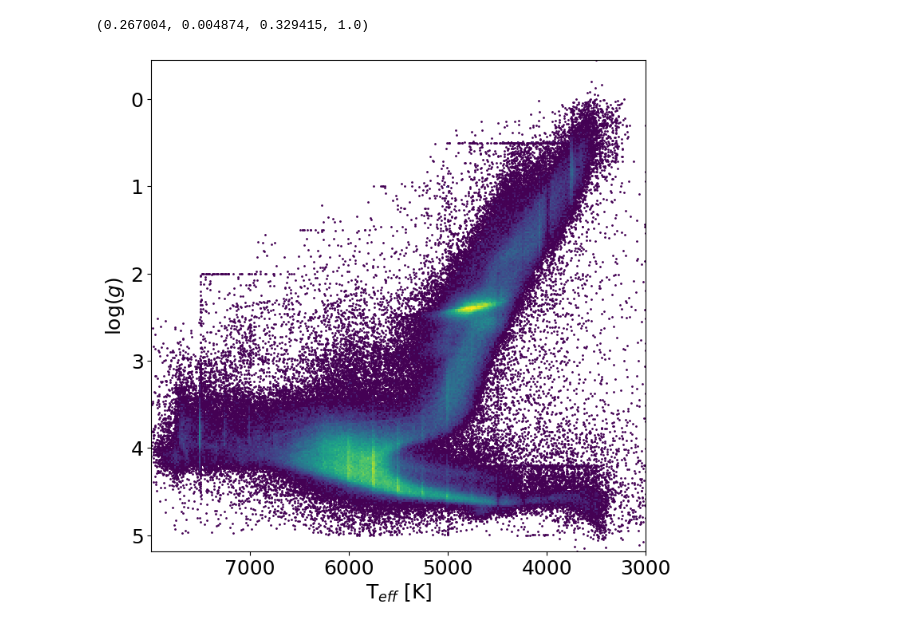
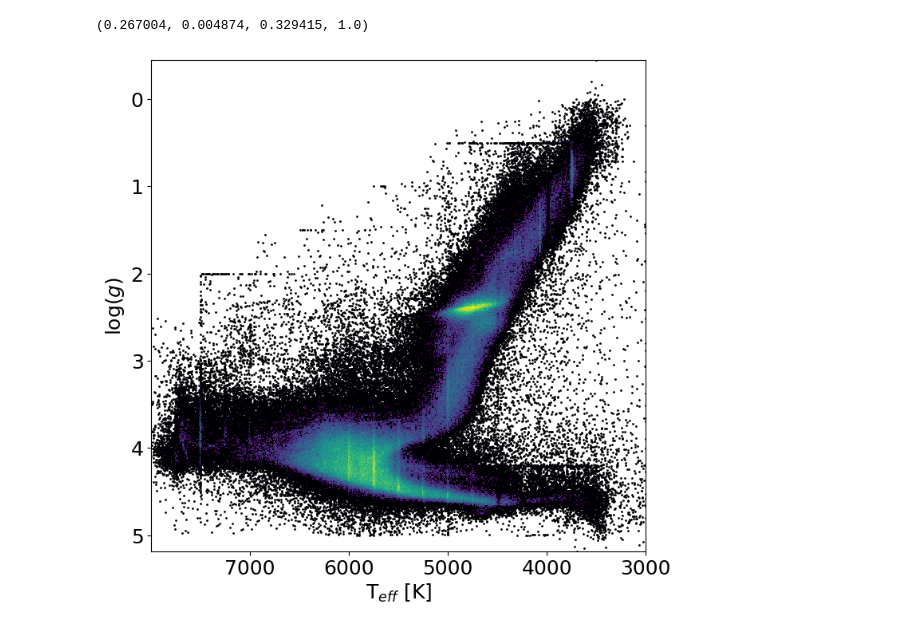
Before and after one commit to rodrigo1889/Gaia-Enceladus-Sausage, a Jupyter notebook: HR.ipynb, the cells around one changed output. Cells and saved outputs as stored; diff of their text form; code cells hidden in the pictures.

```diff
--- a/HR.ipynb
+++ b/HR.ipynb
@@ -24,15 +24,15 @@ mplt.cm.get_cmap("viridis")(0)
 # %% [output]
 (0.267004, 0.004874, 0.329415, 1.0)
 # %%
-h = plt.hist2d(completo["teff"], completo["logg"], bins=300, cmin=5, norm=mplt.colors.PowerNorm(0.5), zorder=4)
-plt.scatter(completo["teff"],completo["logg"],s=1,color=mplt.cm.get_cmap("viridis")(0),zorder=0)
+h = plt.hist2d(completo["teff"], completo["logg"], bins=500, cmin=5, norm=mplt.colors.PowerNorm(0.5), zorder=4,cmap=plt.cm.viridis)
+plt.scatter(completo["teff"],completo["logg"],s=1,color=mplt.cm.get_cmap("inferno")(0),zorder=0)
 #cb = plt.colorbar(h[3], pad=0.02)
 plt.gca().invert_xaxis()
 plt.gca().invert_yaxis()
 
 plt.ylabel("$\log(g)$")
 plt.xlabel("T$_{eff}$ [K]")
 #plt.ylim(5,3)
 plt.show()
 # %% [output]
-[figure, old version]
+[figure, new version]
```
Also changed, not shown: parts of 3 cells of this notebook.
